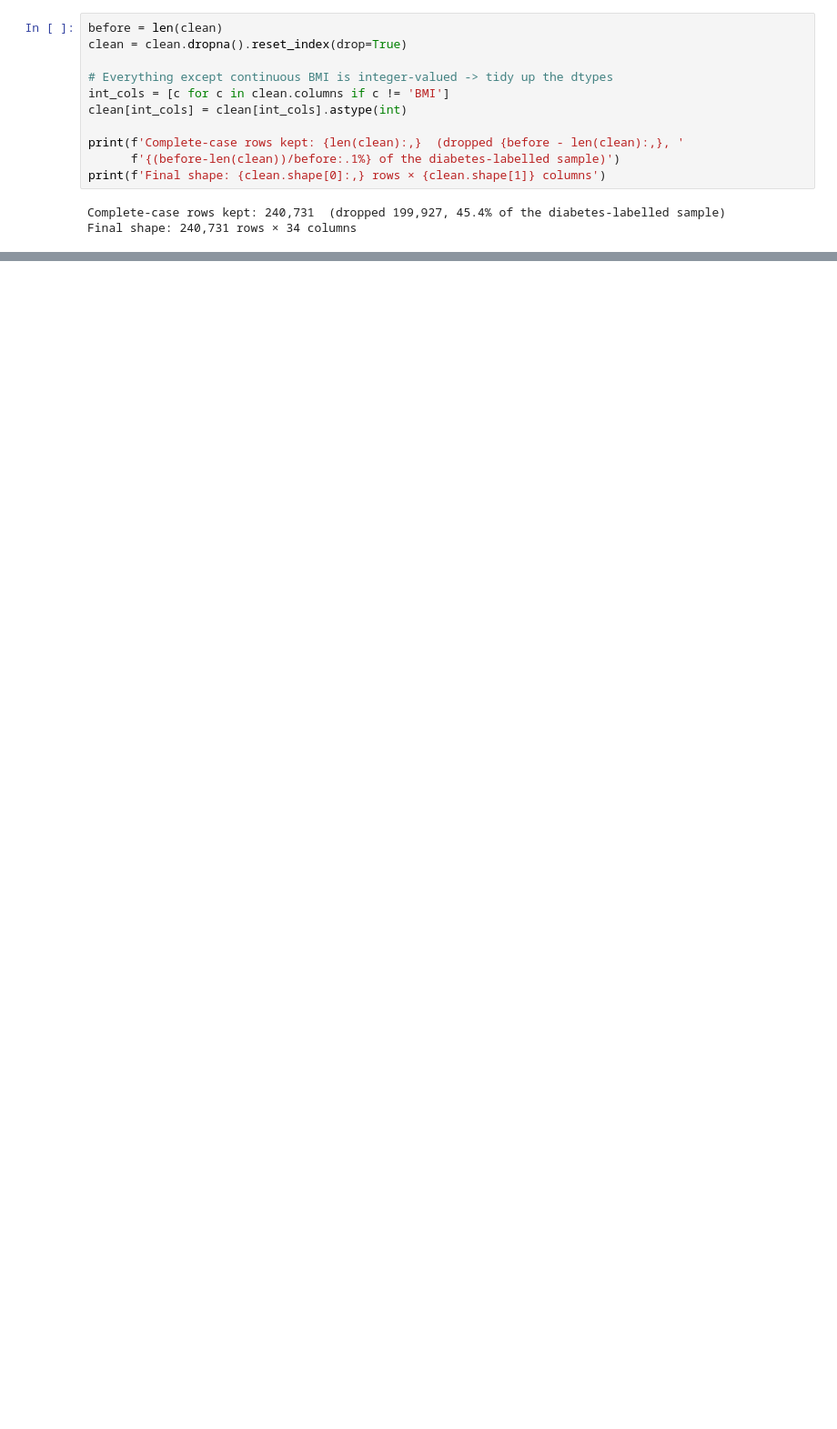
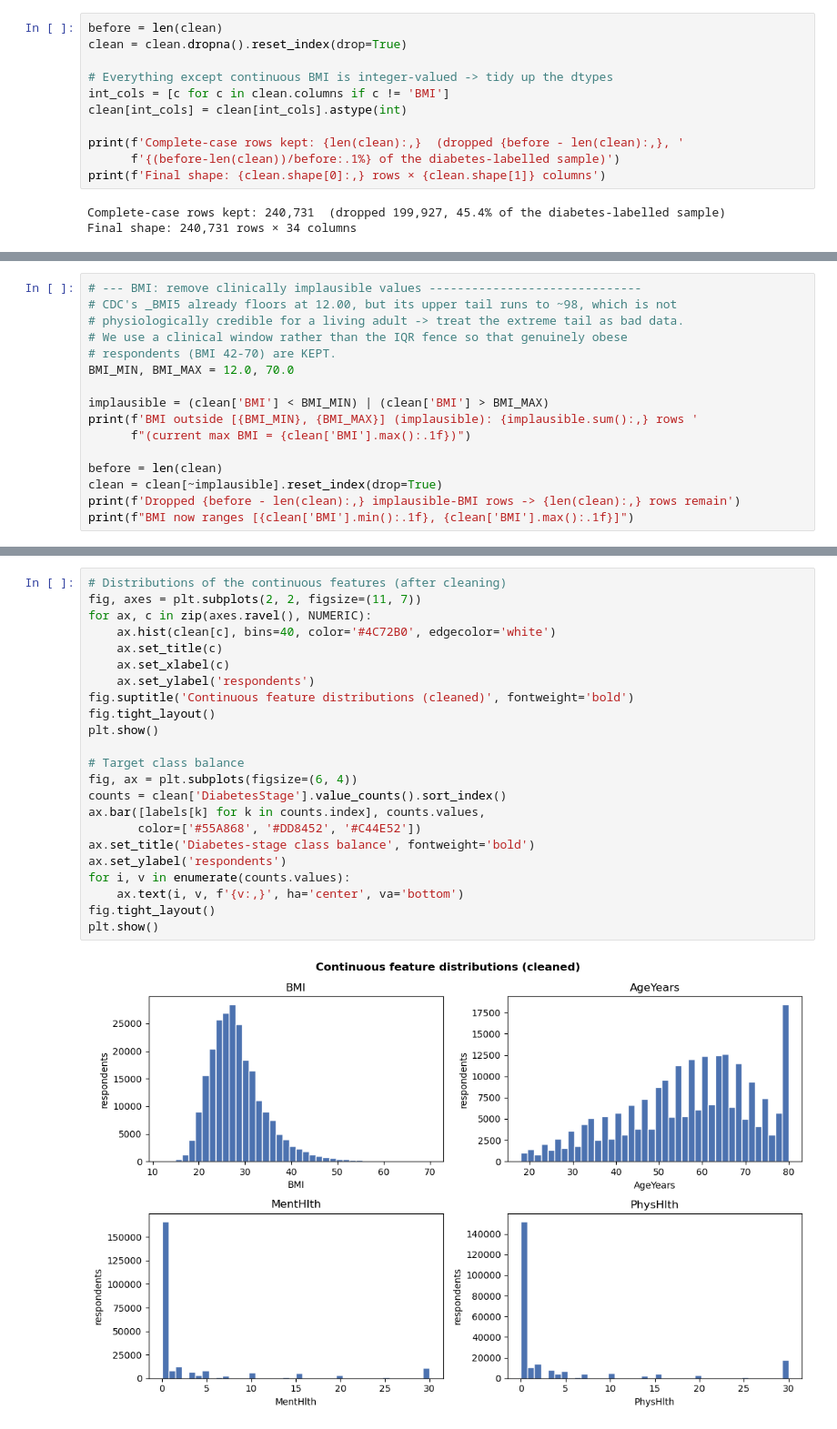
Before and after one commit to energelpen/ET0737-MLAI-Project, a Jupyter notebook: notebooks/01_Diabetes_2015_Cleaning.ipynb, the cells around one changed output, grey strips where cells are left out. Shown at 91% size. Cells and saved outputs as stored; diff of their text form; blank space fills up the shorter version.

```diff
--- a/notebooks/01_Diabetes_2015_Cleaning.ipynb
+++ b/notebooks/01_Diabetes_2015_Cleaning.ipynb
@@ -240,0 +356,16 @@ Final shape: 240,731 rows × 34 columns
+# %%
+# --- BMI: remove clinically implausible values ------------------------------
+# CDC's _BMI5 already floors at 12.00, but its upper tail runs to ~98, which is not
+# physiologically credible for a living adult -> treat the extreme tail as bad data.
+# We use a clinical window rather than the IQR fence so that genuinely obese
+# respondents (BMI 42-70) are KEPT.
+BMI_MIN, BMI_MAX = 12.0, 70.0
+
+implausible = (clean['BMI'] < BMI_MIN) | (clean['BMI'] > BMI_MAX)
+print(f'BMI outside [{BMI_MIN}, {BMI_MAX}] (implausible): {implausible.sum():,} rows '
+      f"(current max BMI = {clean['BMI'].max():.1f})")
+
+before = len(clean)
+clean = clean[~implausible].reset_index(drop=True)
+print(f'Dropped {before - len(clean):,} implausible-BMI rows -> {len(clean):,} rows remain')
+print(f"BMI now ranges [{clean['BMI'].min():.1f}, {clean['BMI'].max():.1f}]")
@@ -245,0 +416,25 @@ prevalence should rise steeply with BMI band, age, and high blood pressure.
+# %%
+# Distributions of the continuous features (after cleaning)
+fig, axes = plt.subplots(2, 2, figsize=(11, 7))
+for ax, c in zip(axes.ravel(), NUMERIC):
+    ax.hist(clean[c], bins=40, color='#4C72B0', edgecolor='white')
+    ax.set_title(c)
+    ax.set_xlabel(c)
+    ax.set_ylabel('respondents')
+fig.suptitle('Continuous feature distributions (cleaned)', fontweight='bold')
+fig.tight_layout()
+plt.show()
+
+# Target class balance
+fig, ax = plt.subplots(figsize=(6, 4))
+counts = clean['DiabetesStage'].value_counts().sort_index()
+ax.bar([labels[k] for k in counts.index], counts.values,
+       color=['#55A868', '#DD8452', '#C44E52'])
+ax.set_title('Diabetes-stage class balance', fontweight='bold')
+ax.set_ylabel('respondents')
+for i, v in enumerate(counts.values):
+    ax.text(i, v, f'{v:,}', ha='center', va='bottom')
+fig.tight_layout()
+plt.show()
+# %% [output]
+[figure, added]
```
Also changed, not shown: parts of 16 cells of this notebook, 2 other files.
